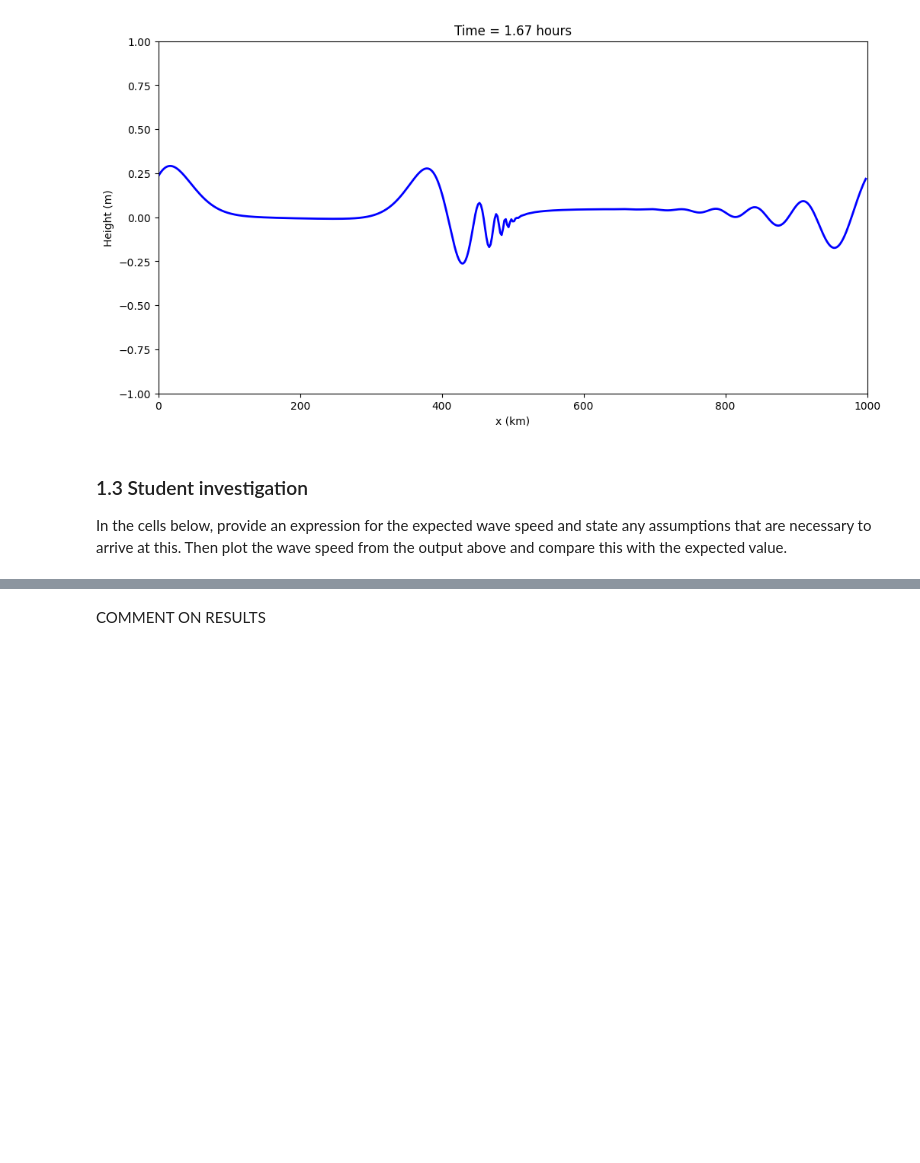
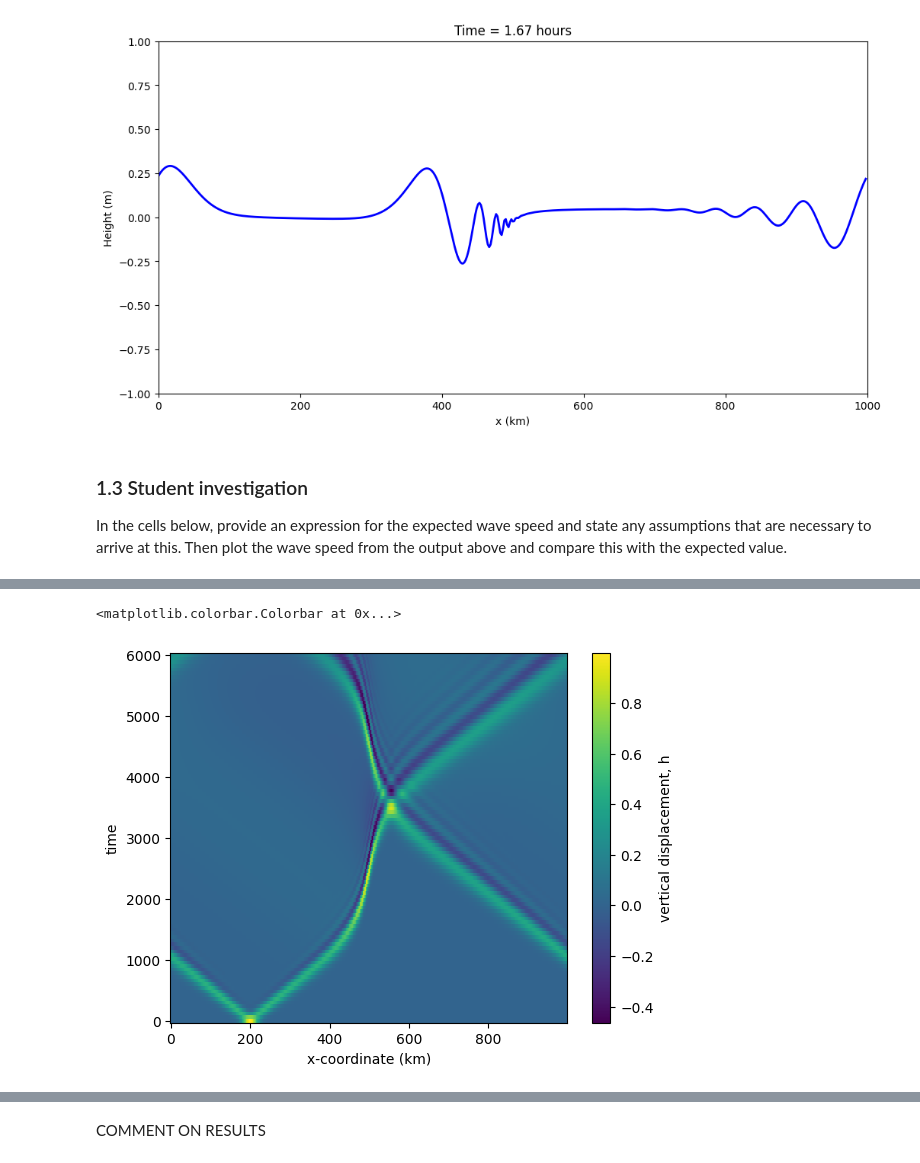
Before and after one commit to sjg230/QCES_LNM, a Jupyter notebook: Project3_tsunami.ipynb, the cells around one changed output, grey strips where cells are left out. Saved outputs shown, nothing was run; the diff lists cells and outputs as text; code cells hidden in the pictures; blank space fills up the shorter version.

Commit message:
Just need two more plots to fully answer 1.3

```diff
--- a/Project3_tsunami.ipynb
+++ b/Project3_tsunami.ipynb
@@ -281,0 +276,10 @@ $ \frac{\partial^2 h}{\partial t^2} + -gH \frac{\partial^2 h}{\partial x^2} = 0$
+# %%
+# Visualise the wave in terms of x and t
+fig, ax = plt.subplots()
+plt.pcolormesh(x/1000, t_save, h_save)
+ax.set_xlabel("x-coordinate (km)")
+ax.set_ylabel("time")
+plt.colorbar(label="vertical displacement, h", ax=ax)
+# %% [output]
+<matplotlib.colorbar.Colorbar at 0x...>
+[figure, added]
```
Also changed, not shown: parts of 7 cells of this notebook.
